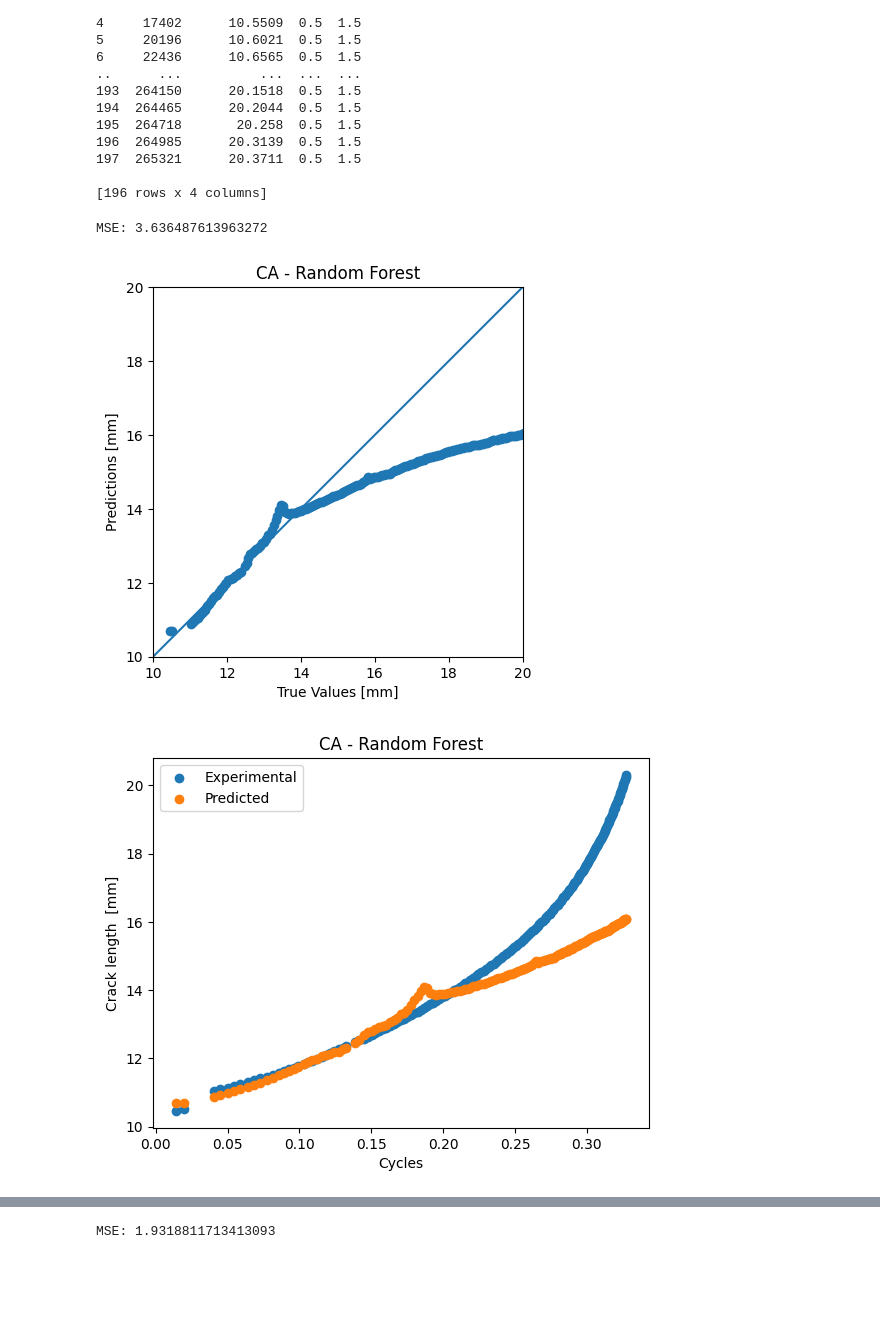
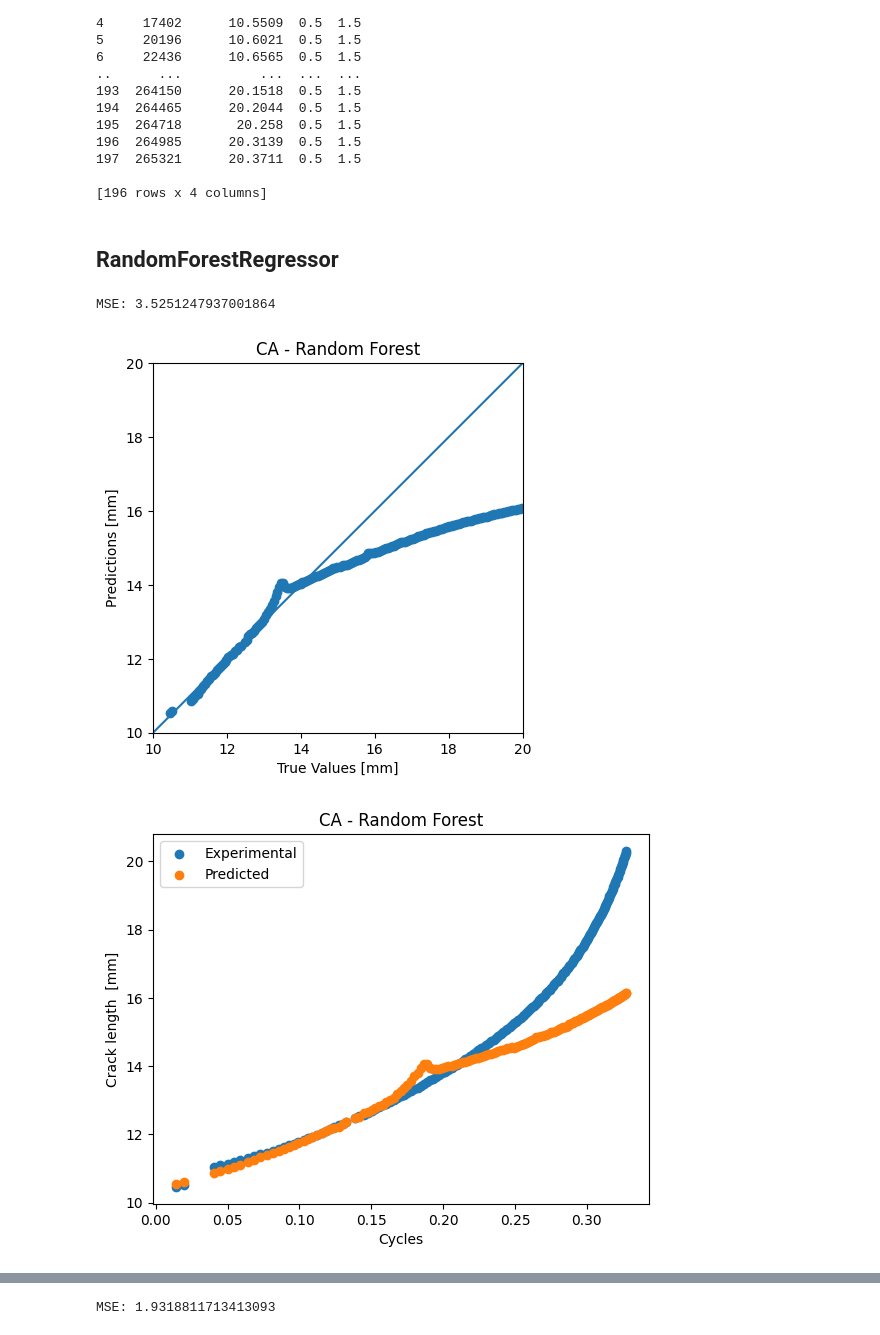
Before and after one commit to TNTU-124-System-analysis-research/qste340tm-modeling-of-fatigue-failure-after-single-overload, a Jupyter notebook: test.ipynb, the cells around one changed output, grey strips where cells are left out. Saved outputs shown, nothing was run; the diff lists cells and outputs as text; code cells hidden in the pictures; blank space fills up the shorter version.

```diff
--- a/test.ipynb
+++ b/test.ipynb
@@ -273,0 +237,2 @@ X_test2_scaled, y_test2 = shuffle(X_test2_scaled, y_test2, random_state=42)
+# %% [markdown]
+## RandomForestRegressor
@@ -274,39 +289,39 @@ X_test2_scaled, y_test2 = shuffle(X_test2_scaled, y_test2, random_state=42)
 # %%
 # Predict crack length vs. the number of cycles for CA using Random Forest
 
 # Train the model
-model1 = RandomForestRegressor(n_estimators=600, min_samples_split=10, min_samples_leaf=1, max_features='sqrt',
-                                  max_depth=110, bootstrap=True)
+random_forest1 = RandomForestRegressor(n_estimators=3115, min_samples_split=2, min_samples_leaf=1, max_features='sqrt',
+                                  max_depth=60, bootstrap=True, random_state=42)
 
-model1.fit(X_train_scaled1, y_train1)
+random_forest1.fit(X_train_scaled1, y_train1)
 
 # Predict and evaluate performance on test data
-y_pred = model1.predict(X_test1_scaled)
+y_pred = random_forest1.predict(X_test1_scaled)
 mse1 = mean_squared_error(y_test1, y_pred)
 print(f'MSE: {mse1}')
 
 a = plt.axes(aspect='equal')
 plt.scatter(y_test1, y_pred)
 plt.xlabel('True Values [mm]')
 plt.ylabel('Predictions [mm]')
 lims = [10, 20]
 plt.xlim(lims)
 plt.ylim(lims)
 _ = plt.plot(lims, lims)
 plt.title('CA - Random Forest')
 plt.show()
 
 plt.scatter(X_test1_scaled[:,0], y_test1, label='Experimental')
 plt.scatter(X_test1_scaled[:,0], y_pred, label='Predicted')
 plt.ylabel('Crack length  [mm]')
 plt.xlabel("Cycles")
 plt.title('CA - Random Forest')
 plt.legend()
 plt.show()
 # %% [output]
-MSE: 3.636487613963272
+MSE: 3.5251247937001864
-[figure, old version]
+[figure, new version]
-[figure, old version]
+[figure, new version]
 # %%
 # Predict crack length vs. the number of cycles for ORL
 
```
Also changed, not shown: parts of 16 cells of this notebook.
